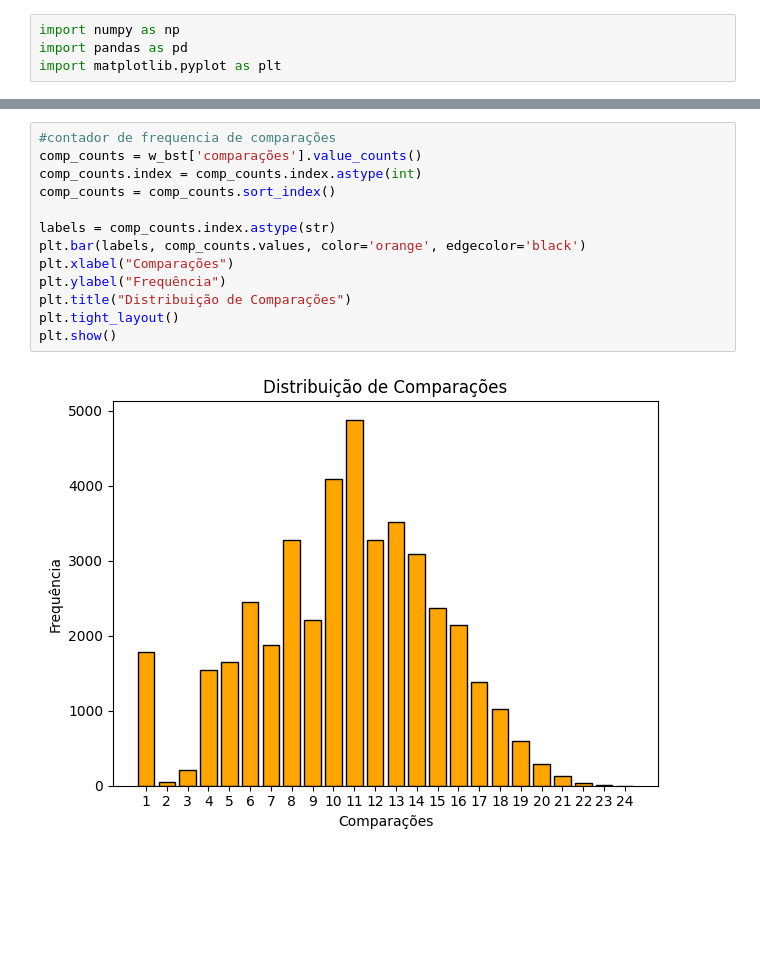
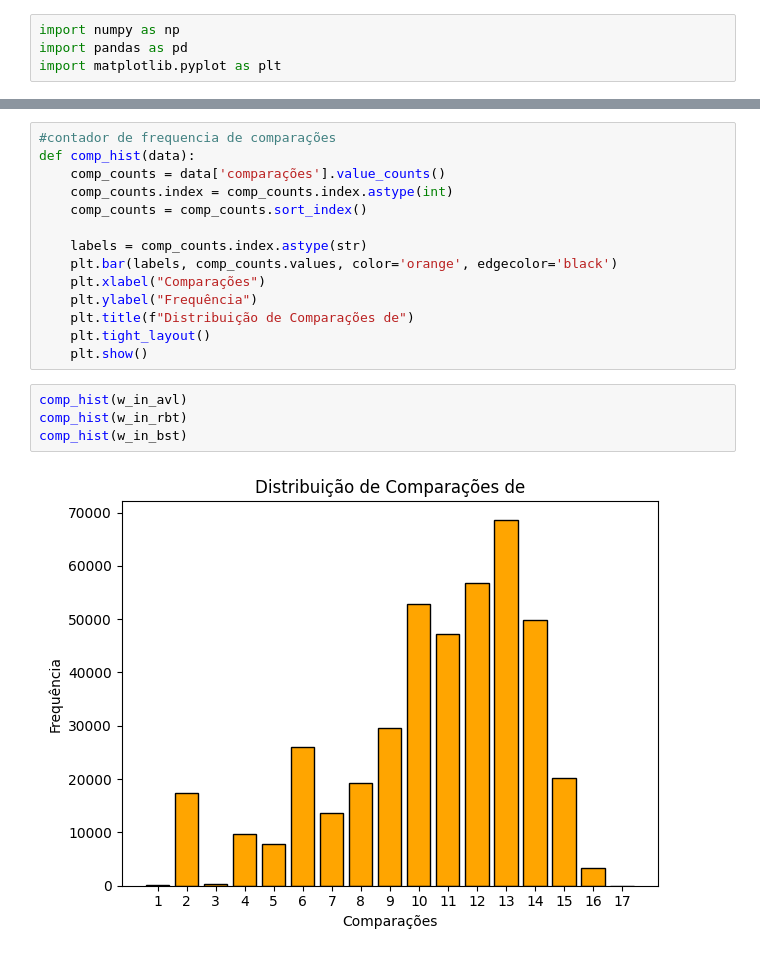
Before and after one commit to szacomelli/ed-inv-index, a Jupyter notebook: src/data.ipynb, the cells around one changed output, grey strips where cells are left out. Saved outputs shown, nothing was run; the diff lists cells and outputs as text; blank space fills up the shorter version.

Commit message:
make hists

```diff
--- a/src/data.ipynb
+++ b/src/data.ipynb
@@ -30,15 +56,20 @@ plt.show()
 # %%
 #contador de frequencia de comparações
-comp_counts = w_bst['comparações'].value_counts()
-comp_counts.index = comp_counts.index.astype(int)
-comp_counts = comp_counts.sort_index()
+def comp_hist(data):
+    comp_counts = data['comparações'].value_counts()
+    comp_counts.index = comp_counts.index.astype(int)
+    comp_counts = comp_counts.sort_index()
 
-labels = comp_counts.index.astype(str)
-plt.bar(labels, comp_counts.values, color='orange', edgecolor='black')
-plt.xlabel("Comparações")
-plt.ylabel("Frequência")
-plt.title("Distribuição de Comparações")
-plt.tight_layout()
-plt.show()
+    labels = comp_counts.index.astype(str)
+    plt.bar(labels, comp_counts.values, color='orange', edgecolor='black')
+    plt.xlabel("Comparações")
+    plt.ylabel("Frequência")
+    plt.title(f"Distribuição de Comparações de")
+    plt.tight_layout()
+    plt.show()
-# %% [output]
-[figure, removed]
+# %%
+comp_hist(w_in_avl)
+comp_hist(w_in_rbt)
+comp_hist(w_in_bst)
+# %% [output]
+[figure, added]
```
Also changed, not shown: parts of 6 cells of this notebook.
